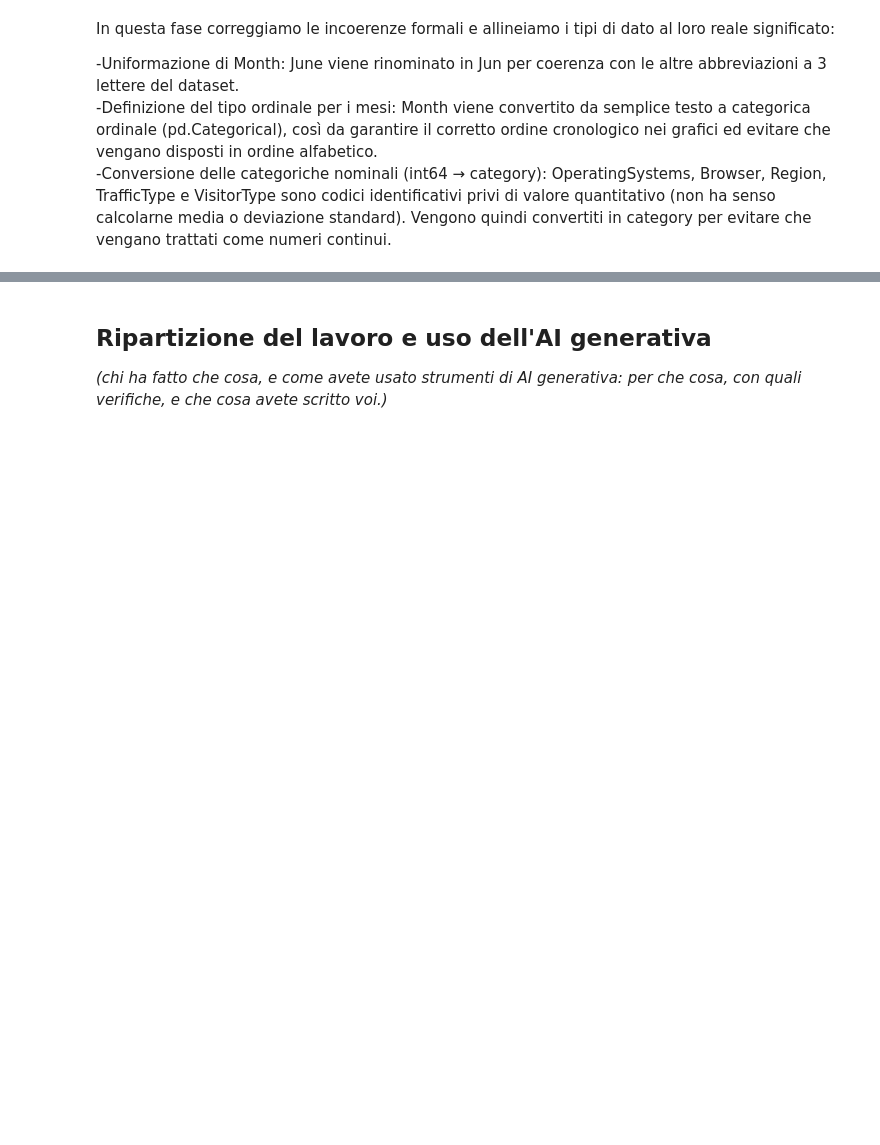
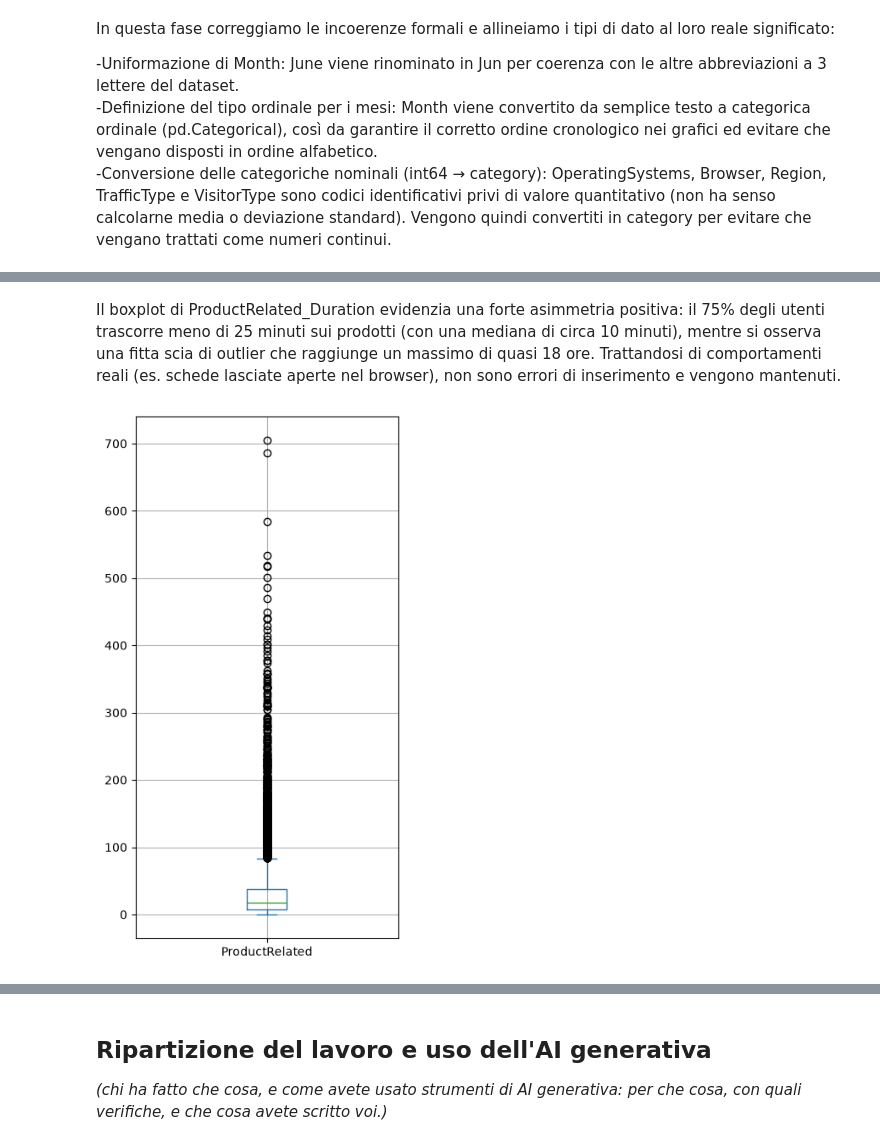
Before and after one commit to Filok10/fad-2627-projects, a Jupyter notebook: notebooks/analisi.ipynb, the cells around one changed output, grey strips where cells are left out. Drawn from its saved outputs; the diff is of its cells as text; code cells hidden in the pictures; blank space fills up the shorter version.

```diff
--- a/notebooks/analisi.ipynb
+++ b/notebooks/analisi.ipynb
@@ -157,0 +176,8 @@ In questa fase correggiamo le incoerenze formali e allineiamo i tipi di dato al
+# %% [markdown]
+Il boxplot di ProductRelated_Duration evidenzia una forte asimmetria positiva: il 75% degli utenti trascorre meno di 25 minuti sui prodotti (con una mediana di circa 10 minuti), mentre si osserva una fitta scia di outlier che raggiunge un massimo di quasi 18 ore. Trattandosi di comportamenti reali (es. schede lasciate aperte nel browser), non sono errori di inserimento e vengono mantenuti.
+# %%
+df['ProductRelated'].plot.box(figsize=(4,8))
+plt.grid()
+plt.show()
+# %% [output]
+[figure, added]
```
Also changed, not shown: parts of 9 cells of this notebook.
